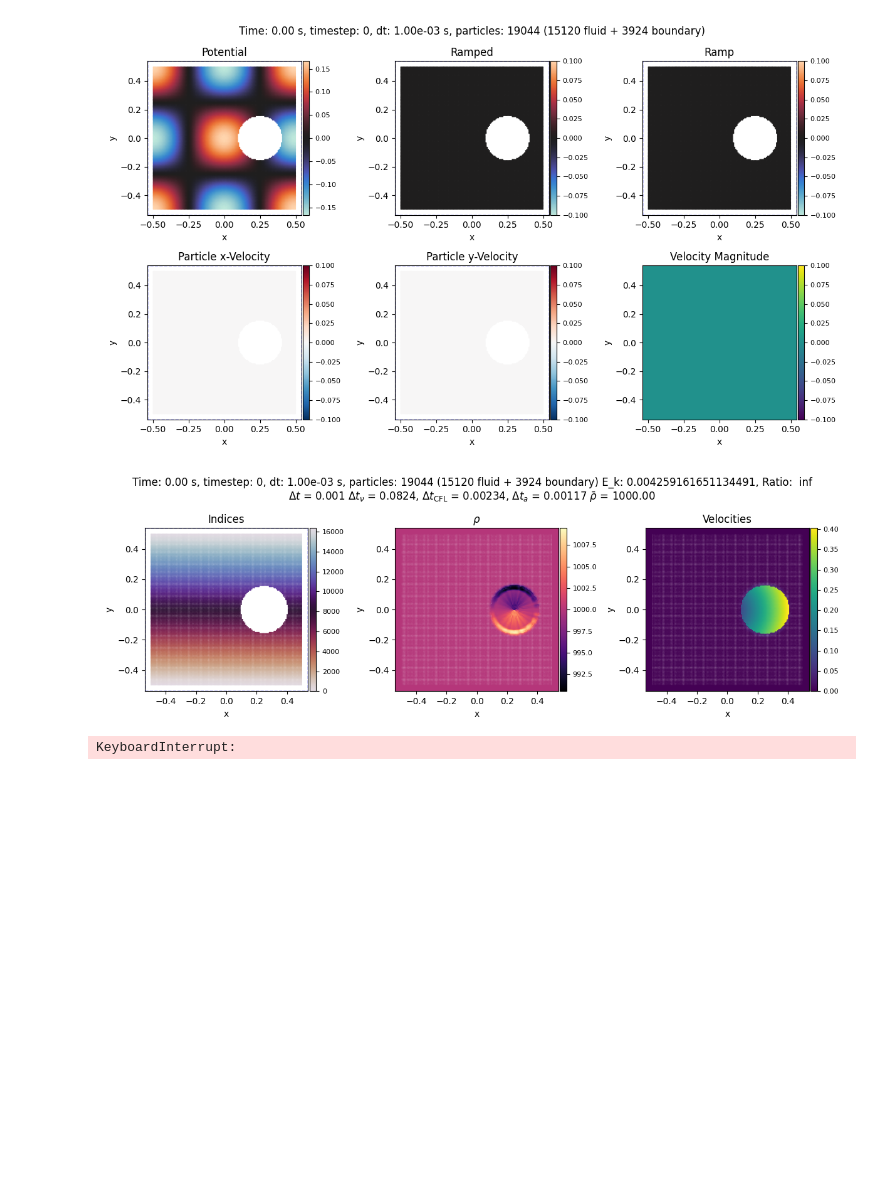
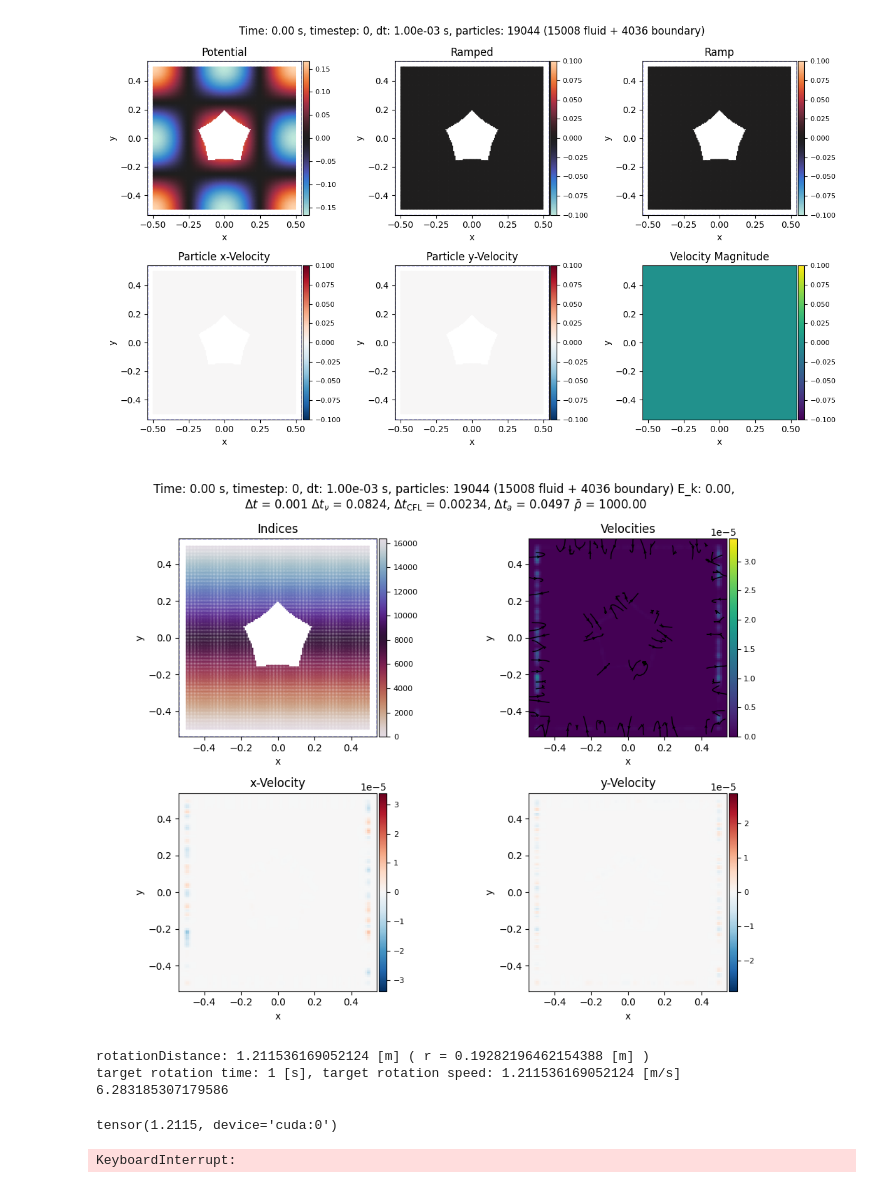
Before and after one commit to wi-re/diffSPH, a Jupyter notebook: partiBench/06_moving_obstacle.ipynb, the cells around one changed output. Drawn from its saved outputs; the diff is of its cells as text; code cells hidden in the pictures; blank space fills up the shorter version.

```diff
--- a/partiBench/06_moving_obstacle.ipynb
+++ b/partiBench/06_moving_obstacle.ipynb
@@ -99,7 +99,9 @@ inner = lambda points: getSDF('box')['function'](points, torch.tensor([0.15,0.15
 boundary_sdf2 = inner# operatorDict['invert'](inner)
 
 circle_sdf = lambda points: getSDF('circle')['function'](points, torch.tensor(l).to(points.device))
-translated_sdf = operatorDict['translate'](circle_sdf, torch.tensor([0.25,0.]))
+circle_sdf = lambda points: getSDF('star5')['function'](points, torch.tensor(l*1.25).to(points.device), torch.tensor(0.75).to(points.device))
+# circle_sdf = lambda points: getSDF('horseshoe')['function'](points, torch.tensor([0.0, 1.0]).to(points.device), torch.tensor(l).to(points.device), torch.tensor(l/4).to(points.device))
+translated_sdf = operatorDict['translate'](circle_sdf, torch.tensor([0.,0.]))
 boundary_sdf2 = lambda points: translated_sdf(points.cpu()).to(points.device)
 
 fluid_sdf = lambda points: getSDF('box')['function'](points, torch.tensor([0.5,0.5]).to(points.device))
@@ -233,12 +235,12 @@ plotBoundaryParticleswGhosts(perennialState, config)
 # %%
-perennialState['boundary'] = copy.deepcopy(initialBoundaryState)
-rotationAngle = 0
+# perennialState['boundary'] = copy.deepcopy(initialBoundaryState)
+# rotationAngle = 0
 
-rotationMatrix = torch.tensor([[np.cos(rotationAngle), -np.sin(rotationAngle)], [np.sin(rotationAngle), np.cos(rotationAngle)]], device = perennialState['fluid']['positions'].device, dtype = perennialState['fluid']['positions'].dtype)
+# rotationMatrix = torch.tensor([[np.cos(rotationAngle), -np.sin(rotationAngle)], [np.sin(rotationAngle), np.cos(rotationAngle)]], device = perennialState['fluid']['positions'].device, dtype = perennialState['fluid']['positions'].dtype)
 
-perennialState['boundary']['positions'][body1,:] = torch.matmul(initialBoundaryState['positions'][body1,:], rotationMatrix)
-perennialState['boundary']['normals'][body1,:] = torch.matmul(initialBoundaryState['normals'][body1,:], rotationMatrix)
-perennialState['boundary']['velocities'][body1,:] = torch.matmul(initialBoundaryState['velocities'][body1,:], rotationMatrix)
+# perennialState['boundary']['positions'][body1,:] = torch.matmul(initialBoundaryState['positions'][body1,:], rotationMatrix)
+# perennialState['boundary']['normals'][body1,:] = torch.matmul(initialBoundaryState['normals'][body1,:], rotationMatrix)
+# perennialState['boundary']['velocities'][body1,:] = torch.matmul(initialBoundaryState['velocities'][body1,:], rotationMatrix)
 
 
 plotBoundaryParticleswGhosts(perennialState, config)
@@ -271,17 +273,23 @@ plotPotentialField(perennialState, config, potential, ramped, s = 1)
 # plotBoundaryVelocityFields(perennialState, config)
 initialState = copy.deepcopy(perennialState)
 # %% [output]
-[figure, old version]
+[figure, new version]
 # %%
 perennialState = copy.deepcopy(initialState)
+u = 5
 perennialState['fluid']['pressureAccel'] = torch.zeros_like(perennialState['fluid']['velocities'])
 perennialState['fluid']['densities'][:] = 1000
+perennialState['boundary']['velocities'][body1,0] = perennialState['boundary']['positions'][body1,1] * u * min(perennialState['time'] / 0.5, 1.0)
+perennialState['boundary']['velocities'][body1,1] = -perennialState['boundary']['positions'][body1,0] * u * min(perennialState['time'] / 0.5,1.0)
+
 perennialState, priorState, *updates = integrate(simulationStep, perennialState, config, previousStep= None)
 rotationAngle = 0
 # %%
-fig, axis = plt.subplots(1,3, figsize = (12,4), squeeze = False)
+fig, axis = plt.subplots(2,2, figsize = (10,8), squeeze = False)
 
 visualizationState = prepVisualizationState(perennialState, config, grid = True)
+# for ax in axis.flatten():
+    # plotRegions(regions, ax, plotParticles=False)
 # plotRegions(regions, axis[0,0], plotParticles=False)
 # plotRegions(regions, axis[0,1], plotParticles=False)
 # plotRegions(regions, axis[0,2], plotParticles=False)
@@ -292,37 +300,64 @@ s = 0.5
 # uyPlot = visualizeParticleQuantity(fig, axis[0,1], config, visualizationState, quantity = 'velocities', mapping = '.y', s = s, scaling = 'sym', gridVisualization=False, cmap = 'icefire', streamLines = False, operation = None, title = 'y-Velocity', plotBoth = False, which = 'both', midPoint = 0)
 
 indexPlot = visualizeParticleQuantity(fig, axis[0,0], config, visualizationState, quantity = 'index', mapping = None, s = s, scaling = 'lin', gridVisualization=False, cmap = 'twilight_r', streamLines = False, operation = None, title = 'Indices', plotBoth = False, which = 'fluid', midPoint = 1000)
 
-pressurePlot = visualizeParticleQuantity(fig, axis[0,1], config, visualizationState, quantity = 'densities', mapping = 'L2', s = s, scaling = 'lin', gridVisualization=False, cmap = 'magma', streamLines = False, operation = None, title = '$\\rho$', plotBoth = False, which = 'both', midPoint = 1000)
+uPlot = visualizeParticleQuantity(fig, axis[0,1], config, visualizationState, quantity = 'velocities',mapping = 'L2', s = s, scaling = 'lin', gridVisualization=True, cmap = 'viridis', streamLines = True, operation = None, title = 'Velocities', plotBoth = True, which = 'fluid', midPoint = 1000)
+uxPlot = visualizeParticleQuantity(fig, axis[1,0], config, visualizationState, quantity = 'velocities', mapping = '.x', s = s,  scaling = 'sym', gridVisualization=True, cmap = 'RdBu_r', title = 'x-Velocity', which = 'fluid', plotBoth = False, midPoint = 0)
+uyPlot = visualizeParticleQuantity(fig, axis[1,1], config, visualizationState, quantity = 'velocities', mapping = '.y', s = s, scaling = 'sym', gridVisualization=True, cmap = 'RdBu_r', title = 'y-Velocity', plotBoth = False, which = 'fluid', midPoint = 0)
 
-uPlot = visualizeParticleQuantity(fig, axis[0,2], config, visualizationState, quantity = 'velocities',mapping = 'L2', s = s, scaling = 'lin', gridVisualization=False, cmap = 'viridis', streamLines = True, operation = None, title = 'Velocities', plotBoth = True, which = 'both', midPoint = 1000)
+
+# uPlot = visualizeParticleQuantity(fig, axis[0,1], config, visualizationState, quantity = 'velocities',mapping = 'L2', s = s, scaling = 'lin', gridVisualization=False, cmap = 'viridis', streamLines = True, operation = None, title = 'Velocities', plotBoth = True, which = 'both', midPoint = 1000)
+# uxPlot = visualizeParticleQuantity(fig, axis[1,0], config, visualizationState, quantity = 'velocities', mapping = '.x', s = s,  scaling = 'sym', gridVisualization=False, cmap = 'RdBu_r', title = 'x-Velocity', which = 'both', plotBoth = False, midPoint = 0)
+# uyPlot = visualizeParticleQuantity(fig, axis[1,1], config, visualizationState, quantity = 'velocities', mapping = '.y', s = s, scaling = 'sym', gridVisualization=False, cmap = 'RdBu_r', title = 'y-Velocity', plotBoth = False, which = 'both', midPoint = 0)
 
 
 Ek_0 = 0.5 * perennialState['fluid']['masses'] * torch.sum(velocity**2, dim = 1)
 Ek = 0.5 * perennialState['fluid']['masses'] * torch.sum(perennialState['fluid']['velocities']**2, dim = 1)
 
 nu = config['diffusion']['alpha'] * config['fluid']['cs'] * config['particle']['support'] / (2 * (config['domain']['dim'] +2))
 nu = config['diffusion']['nu'] if config['diffusion']['velocityScheme'] == 'deltaSPH_viscid' else nu
 dt_v = 0.125 * config['particle']['support']**2 / nu / config['kernel']['kernelScale']**2
 # acoustic timestep condition
 
 dt_c = config['timestep']['CFL'] * config['particle']['support'] / config['fluid']['cs'] / config['kernel']['kernelScale']
 # print(dt_v, dt_c)
 
 # acceleration timestep condition
 if 'dudt' in perennialState['fluid']:
     dudt = perennialState['fluid']['dudt']
     max_accel = torch.max(torch.linalg.norm(dudt[~torch.isnan(dudt)], dim = -1))
     dt_a = 0.25 * torch.sqrt(config['particle']['support'] / (max_accel + 1e-7)) / config['kernel']['kernelScale']
 else:
     dt_a = torch.tensor(config['timestep']['maxDt'], dtype = dt_v.dtype, device = dt_v.device)
 
 
-fig.suptitle(f'Time: {perennialState["time"]:.2f} s, timestep: {perennialState["timestep"]}, dt: {perennialState["dt"]:.2e} s, particles: {perennialState["fluid"]["numParticles"] + perennialState["boundary"]["numParticles"]} ({perennialState["fluid"]["numParticles"]} fluid + {perennialState["boundary"]["numParticles"]} boundary) E_k: {Ek.sum()}, Ratio: {Ek.sum() / Ek_0.sum() * 100 : .2f}\n$\\Delta t$ = {perennialState["dt"]} $\\Delta t_\\nu$ = {dt_v:.3g}, $\\Delta t_\\text{{CFL}}$ = {dt_c:.3g}, $\\Delta t_a$ = {dt_a:.3g} $\\bar\\rho$ = {perennialState["fluid"]["densities"].mean():.2f}')
+fig.suptitle(f'Time: {perennialState["time"]:.2f} s, timestep: {perennialState["timestep"]}, dt: {perennialState["dt"]:.2e} s, particles: {perennialState["fluid"]["numParticles"] + perennialState["boundary"]["numParticles"]} ({perennialState["fluid"]["numParticles"]} fluid + {perennialState["boundary"]["numParticles"]} boundary) E_k: {Ek.sum():.2f}, \n$\\Delta t$ = {perennialState["dt"]} $\\Delta t_\\nu$ = {dt_v:.3g}, $\\Delta t_\\text{{CFL}}$ = {dt_c:.3g}, $\\Delta t_a$ = {dt_a:.3g} $\\bar\\rho$ = {perennialState["fluid"]["densities"].mean():.2f}')
 
 fig.tight_layout()
 # %% [output]
-[figure, old version]
+[figure, new version]
+# %%
+maxRadius = torch.linalg.norm(perennialState['boundary']['positions'][body1,:],dim = -1).max()
+rotationDistance = 2 * np.pi * maxRadius
+print(f'rotationDistance: {rotationDistance} [m] ( r = {maxRadius} [m] )')
+rotationTime = 1# / np.pi
+rotationSpeed = rotationDistance / rotationTime
+u = 2 * np.pi
+print(f'target rotation time: {rotationTime} [s], target rotation speed: {rotationSpeed} [m/s]')
+print(u)
+# %% [output]
+rotationDistance: 1.211536169052124 [m] ( r = 0.19282196462154388 [m] )
+target rotation time: 1 [s], target rotation speed: 1.211536169052124 [m/s]
+6.283185307179586
+# %%
+
+perennialState['boundary']['velocities'][body1,0] = perennialState['boundary']['positions'][body1,1] * u #* rotationDistance #*  min(perennialState['time'] / 0.5, 1.0)
+perennialState['boundary']['velocities'][body1,1] = -perennialState['boundary']['positions'][body1,0] * u #* rotationDistance# * min(perennialState['time'] / 0.5,1.0)
+
+maxU = torch.linalg.norm(perennialState['boundary']['velocities'][body1,:], dim = -1).max() #* rotationSpeed
+print(maxU)
+# %% [output]
+tensor(1.2115, device='cuda:0')
 # %%
 perennialState = copy.deepcopy(initialState)
 perennialState['fluid']['pressureAccel'] = torch.zeros_like(perennialState['fluid']['velocities'])
```
Also changed, not shown: parts of 7 cells of this notebook.
